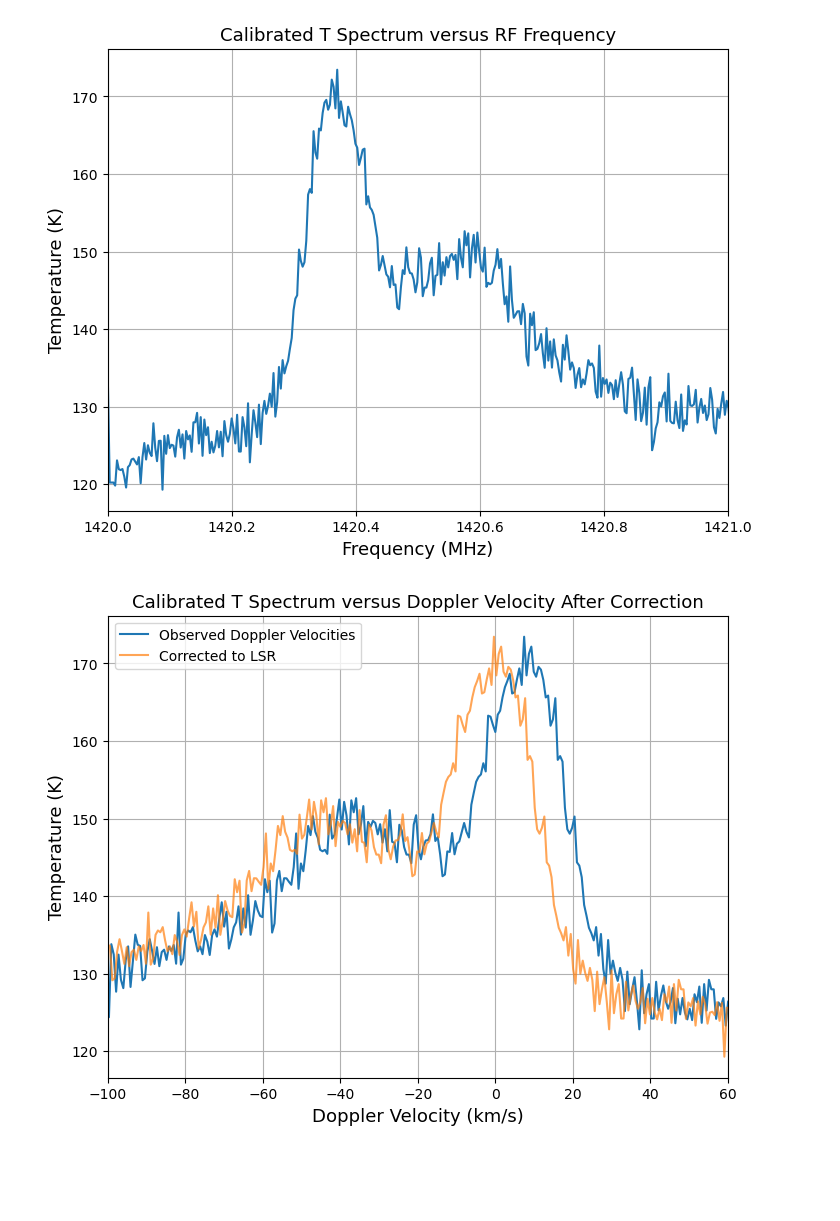
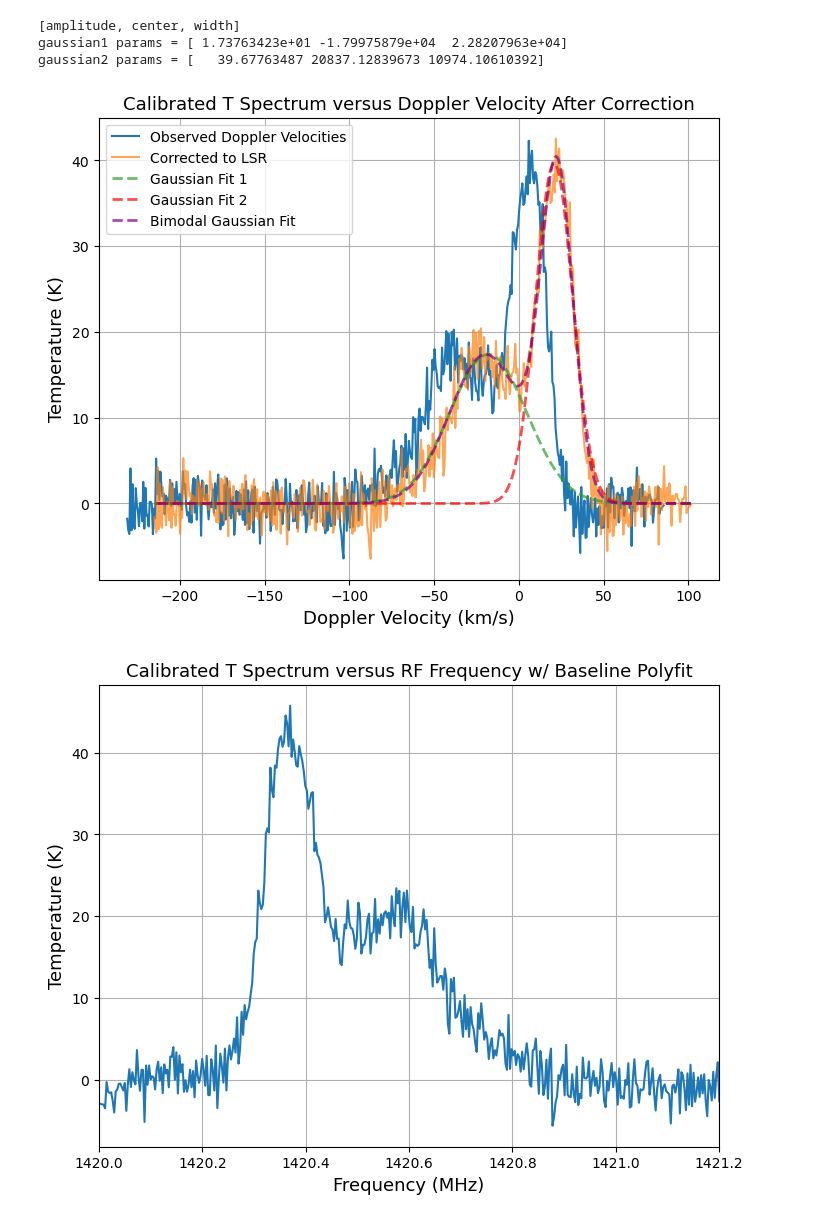
Before and after one commit to Brandon102002/ugastro, a Jupyter notebook: lab_2_analysis.ipynb, the cells around one changed output. Cells and saved outputs as stored; diff of their text form; code cells hidden in the pictures; blank space fills up the shorter version.

Commit message:
updated doppler graph

```diff
--- a/lab_2_analysis.ipynb
+++ b/lab_2_analysis.ipynb
@@ -353,14 +481,38 @@ def graphCalibratedTDoppler(T, correction=0, xlim=None, ylim=None):
     plt.figure(figsize=graphSizeSingle)
     c = 2.997e8
 
-    clipped_T = T[len(T)//2:]
+    clipped_T = T[len(T)//2:-10]
+    clipped_T[0] = clipped_T[1]
     freq_bins = np.linspace(1420, 1421.5, len(clipped_T))
     naive_v = (c * (-(freq_bins - 1420.405) / 1420.405))
-    plt.plot(naive_v / 1e3, clipped_T, label="Observed Doppler Velocities")
+    if correction:
+        corr_v = (c * (-(freq_bins - 1420.405) / 1420.405)) - correction
+        mask = ((corr_v < -60000) | (corr_v > 50000))
+        poly_coeffs = np.polyfit(corr_v[mask], clipped_T[mask], 3)
+        poly_baseline_c = np.polyval(poly_coeffs, corr_v)
+
+    mask = ((naive_v < -80000) | (naive_v > 40000))
+    poly_coeffs = np.polyfit(naive_v[mask], clipped_T[mask], 3)
+    poly_baseline = np.polyval(poly_coeffs, naive_v)
+
+    plt.plot(naive_v / 1e3, clipped_T - poly_baseline, label="Observed Doppler Velocities")
 
     if correction:
-        corr_v = (c * (-(freq_bins - 1420.405) / 1420.405)) + correction
-        plt.plot(corr_v / 1e3, clipped_T, label="Corrected to LSR", alpha=0.7)
+        plt.plot(corr_v / 1e3, clipped_T - poly_baseline_c, label="Corrected to LSR", alpha=0.7)
+
+    # [amplitude, center, width]
+    guess1, guess2 = [20, -25000, 30000], [40, 20000, 20000]
+    gaussian1, gaussian2, bimodal = fit_gaussians(corr_v, clipped_T - poly_baseline_c, guess1, guess2, doppler=True)
+    print("[amplitude, center, width]")
+    print(f"gaussian1 params = {gaussian1}")
+    print(f"gaussian2 params = {gaussian2}")
+    fitted_g1 = gaussian(corr_v, *gaussian1)
+    fitted_g2 = gaussian(corr_v, *gaussian2)
+    fitted_bimodal = bimodal_gaussian(corr_v, *bimodal)
+
+    plt.plot(corr_v / 1e3, fitted_g1, label='Gaussian Fit 1', linestyle='dashed', linewidth=2, alpha=0.7)
+    plt.plot(corr_v / 1e3, fitted_g2, label='Gaussian Fit 2', linestyle='dashed', linewidth=2, alpha=0.7, color="red")
+    plt.plot(corr_v / 1e3, fitted_bimodal, label='Bimodal Gaussian Fit', linestyle='dashed', linewidth=2, alpha=0.7, color="purple")
 
     plt.xlim(xlim)
     plt.ylim(ylim)
@@ -492,9 +636,11 @@ T = tau_mean * G
 # %%
 print(f"jd = {getJulianDate(data_LSB_aimed)}")
 time_utc = getUTC(data_LSB)
+print(time_utc)
 jd = 2460728.5492431596
 az, alt = 298, 55
 ra, dec = horizontalToEquitorial(az, alt, time_utc)
+ra, dec = 6.450884 / 15, 62.725549
 projected_v = ugradio.doppler.get_projected_velocity(ra, dec, jd)
 # %% [output]
 jd = 2460728.5492431596
@@ -501,7 +648,10 @@ jd = 2460728.5492431596
 # %%
-graphCalibratedT(T, xlim=(1420, 1421))
-graphCalibratedTDoppler(T, projected_v, xlim=(-100, 60))
-#graphCalibratedTPolyfit(T, xlim=(1420, 1421.2))
+#graphCalibratedT(T, xlim=(1420, 1421))
+graphCalibratedTDoppler(T, projected_v)
+graphCalibratedTPolyfit(T, xlim=(1420, 1421.2))
 # %% [output]
+[amplitude, center, width]
+gaussian1 params = [ 1.73763423e+01 -1.79975879e+04  2.28207963e+04]
+gaussian2 params = [   39.67763487 20837.12839673 10974.10610392]
-[figure, old version]
+[figure, new version]
-[figure, old version]
+[figure, new version]
```
Also changed, not shown: parts of 16 cells of this notebook, 1 other file.
